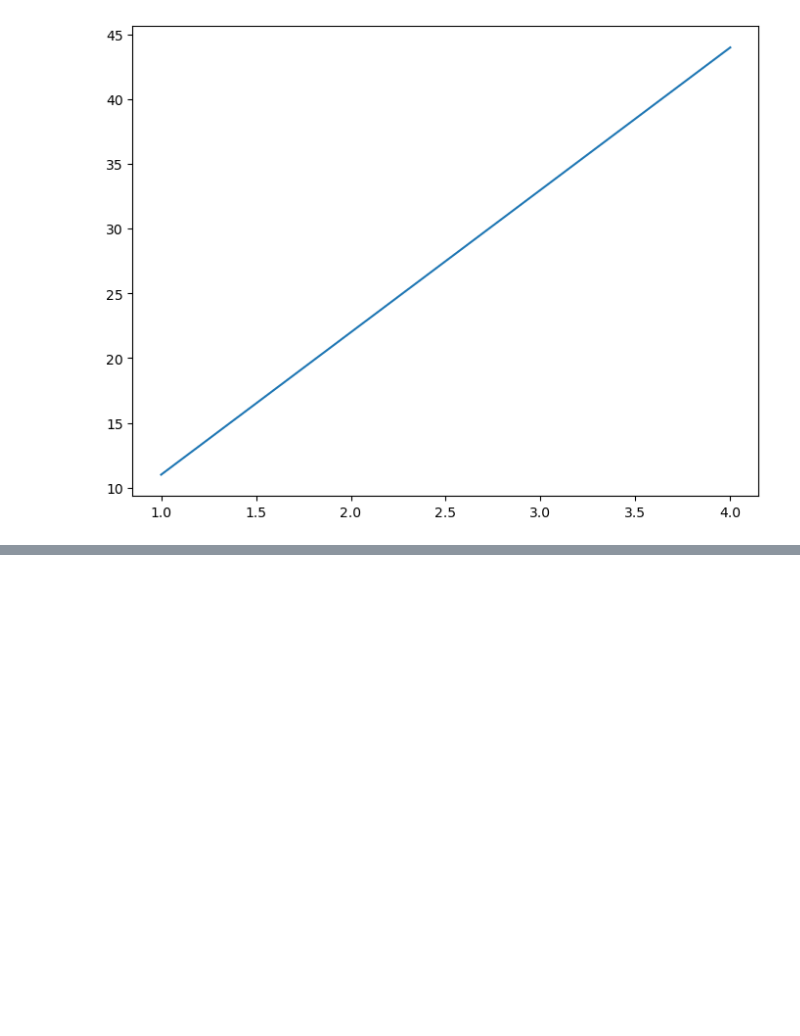
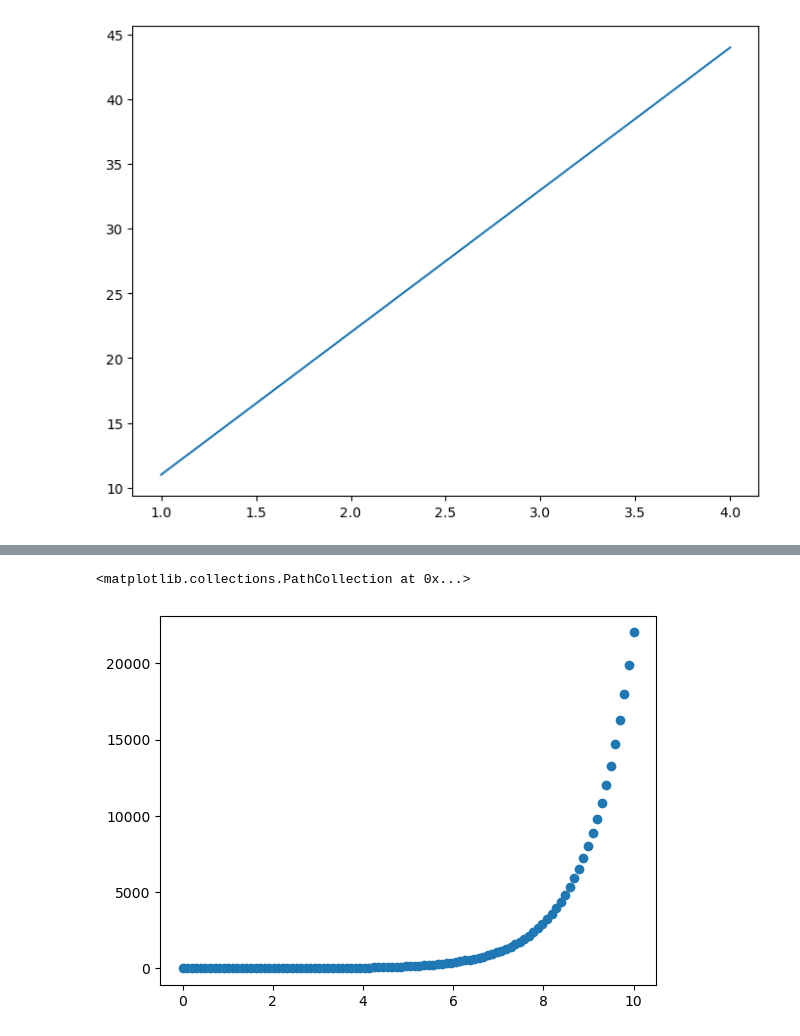
Before and after one commit to Hamedkalantari0111/machine_learning, a Jupyter notebook: Sec8-Matplotlib/Introduction to Matplotlib2.ipynb, the cells around one changed output, grey strips where cells are left out. Saved outputs shown, nothing was run; the diff lists cells and outputs as text; code cells hidden in the pictures; blank space fills up the shorter version.

```diff
--- a/Sec8-Matplotlib/Introduction to Matplotlib2.ipynb
+++ b/Sec8-Matplotlib/Introduction to Matplotlib2.ipynb
@@ -49,0 +101,6 @@ fig , ax = plt.subplots
+# %%
+fig, ax = plt.subplots()
+ax.scatter(x, np.exp(x))
+# %% [output]
+<matplotlib.collections.PathCollection at 0x...>
+[figure, added]
```
Also changed, not shown: parts of 43 cells of this notebook, 2 other files.
